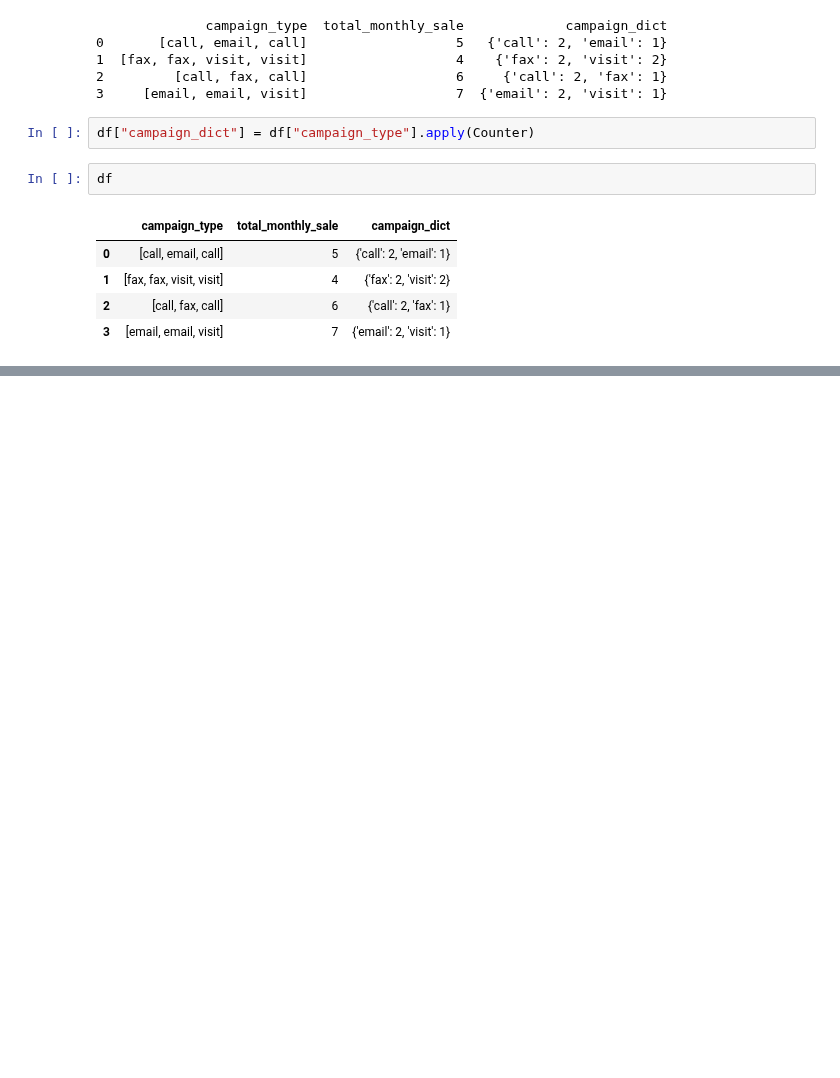
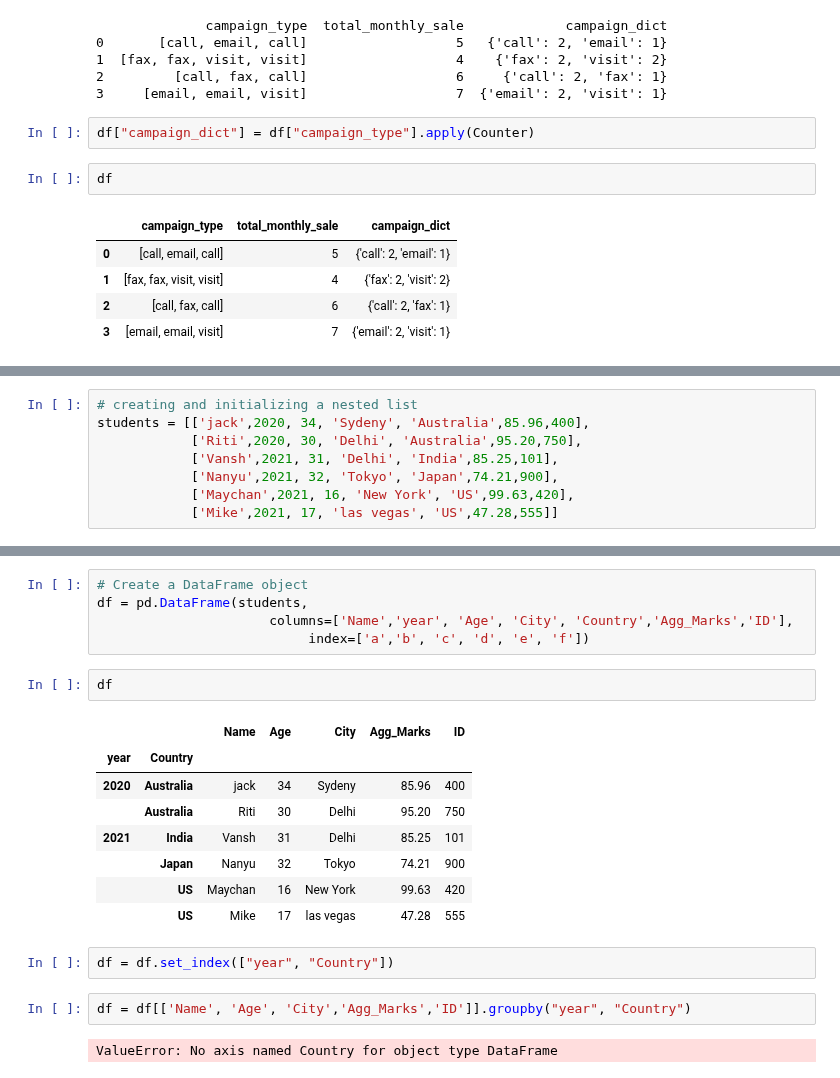
Before and after one commit to samirhinojosa/OC-P3-design-application-public-health, a Jupyter notebook: Untitled1.ipynb, the cells around one changed output, grey strips where cells are left out. Drawn from its saved outputs; the diff is of its cells as text; blank space fills up the shorter version.

```diff
--- a/Untitled1.ipynb
+++ b/Untitled1.ipynb
@@ -38,0 +133,8 @@ df
+# %%
+# creating and initializing a nested list
+students = [['jack',2020, 34, 'Sydeny', 'Australia',85.96,400],
+            ['Riti',2020, 30, 'Delhi', 'Australia',95.20,750],
+            ['Vansh',2021, 31, 'Delhi', 'India',85.25,101],
+            ['Nanyu',2021, 32, 'Tokyo', 'Japan',74.21,900],
+            ['Maychan',2021, 16, 'New York', 'US',99.63,420],
+            ['Mike',2021, 17, 'las vegas', 'US',47.28,555]]
@@ -38,0 +150,22 @@ df
+# %%
+# Create a DataFrame object
+df = pd.DataFrame(students,
+                      columns=['Name','year', 'Age', 'City', 'Country','Agg_Marks','ID'],
+                           index=['a','b', 'c', 'd', 'e', 'f'])
+# %%
+df
+# %% [output]
+|  |  | Name | Age | City | Agg_Marks | ID |
+| year | Country |  |  |  |  |  |
+| 2020 | Australia | jack | 34 | Sydeny | 85.96 | 400 |
+|  | Australia | Riti | 30 | Delhi | 95.20 | 750 |
+| 2021 | India | Vansh | 31 | Delhi | 85.25 | 101 |
+|  | Japan | Nanyu | 32 | Tokyo | 74.21 | 900 |
+|  | US | Maychan | 16 | New York | 99.63 | 420 |
+|  | US | Mike | 17 | las vegas | 47.28 | 555 |
+# %%
+df = df.set_index(["year", "Country"])
+# %%
+df = df[['Name', 'Age', 'City','Agg_Marks','ID']].groupby("year", "Country")
+# %% [output]
+ValueError: No axis named Country for object type DataFrame
```
Also changed, not shown: parts of 25 cells of this notebook.
